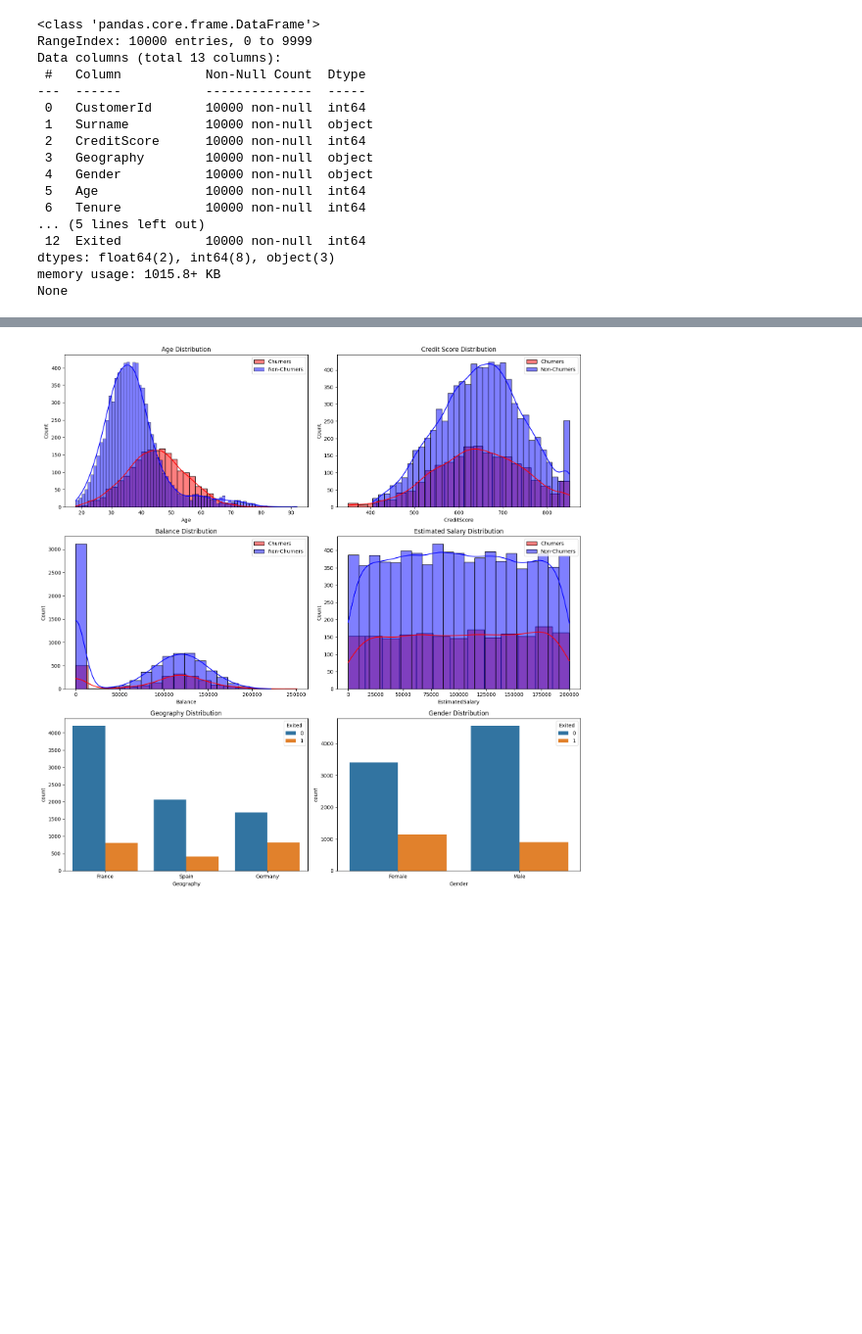
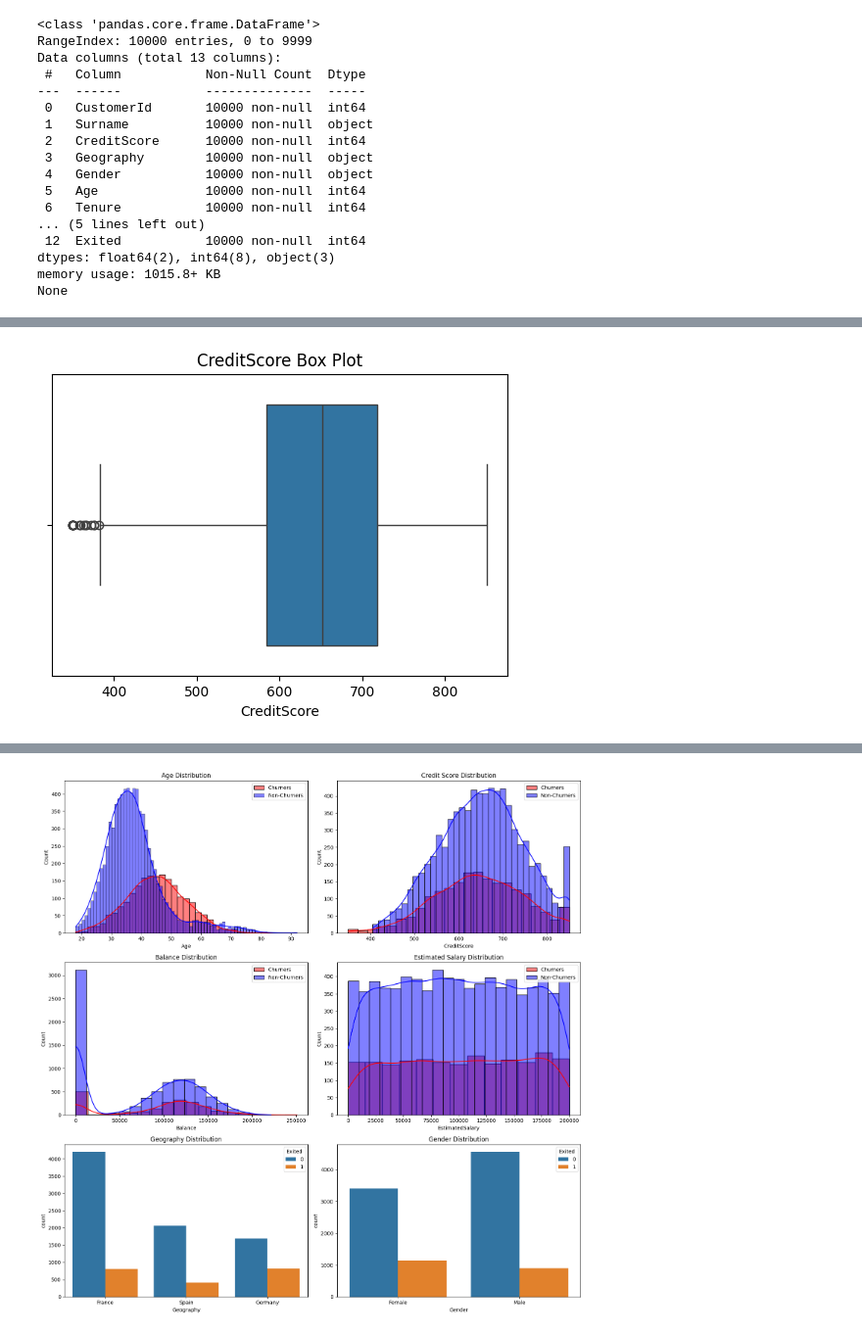
Before and after one commit to gathara66david/Exploratory-Data-Analysis-EDA-, a Jupyter notebook: explanatory_data_analysis.ipynb, the cells around one changed output, grey strips where cells are left out. Shown at 98% size. Saved outputs shown, nothing was run; the diff lists cells and outputs as text; code cells hidden in the pictures; blank space fills up the shorter version.

```diff
--- a/explanatory_data_analysis.ipynb
+++ b/explanatory_data_analysis.ipynb
@@ -76,0 +92,9 @@ None
+# %%
+#feature engineering
+# Create new features
+data['BalanceToSalaryRatio'] = data['Balance'] / data['EstimatedSalary']
+data['AgeGroup'] = pd.cut(data['Age'], bins=[18, 30, 45, 60, 100], labels=['18-30', '31-45', '46-60', '60+'])
+data['TenureGroup'] = pd.cut(data['Tenure'], bins=[0, 2, 5, 10], labels=['0-2', '3-5', '6+'])
+
+# Display new features
+data.head()
@@ -76,0 +108,9 @@ None
+# %%
+#outliers detection
+# Box plot for CreditScore
+plt.figure(figsize=(6, 4))
+sns.boxplot(x=data['CreditScore'])
+plt.title('CreditScore Box Plot')
+plt.show()
+# %% [output]
+[figure, added]
```
Also changed, not shown: parts of 3 cells of this notebook.
